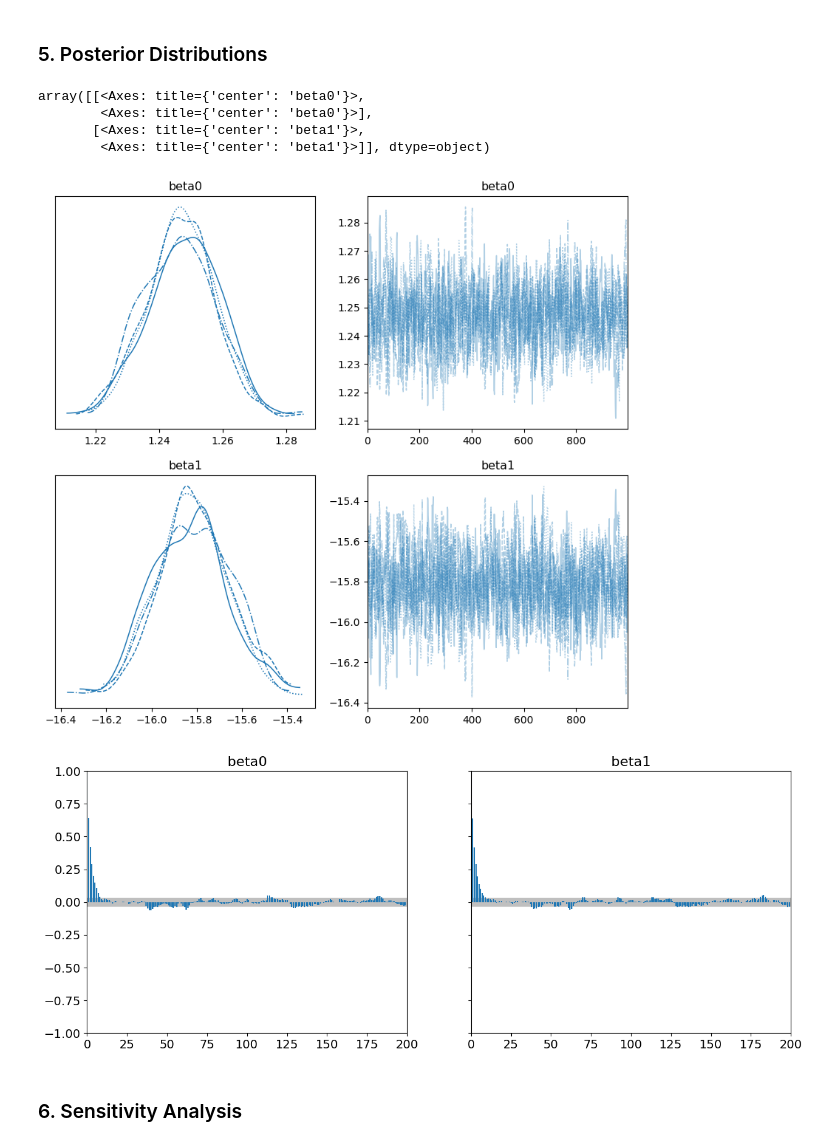
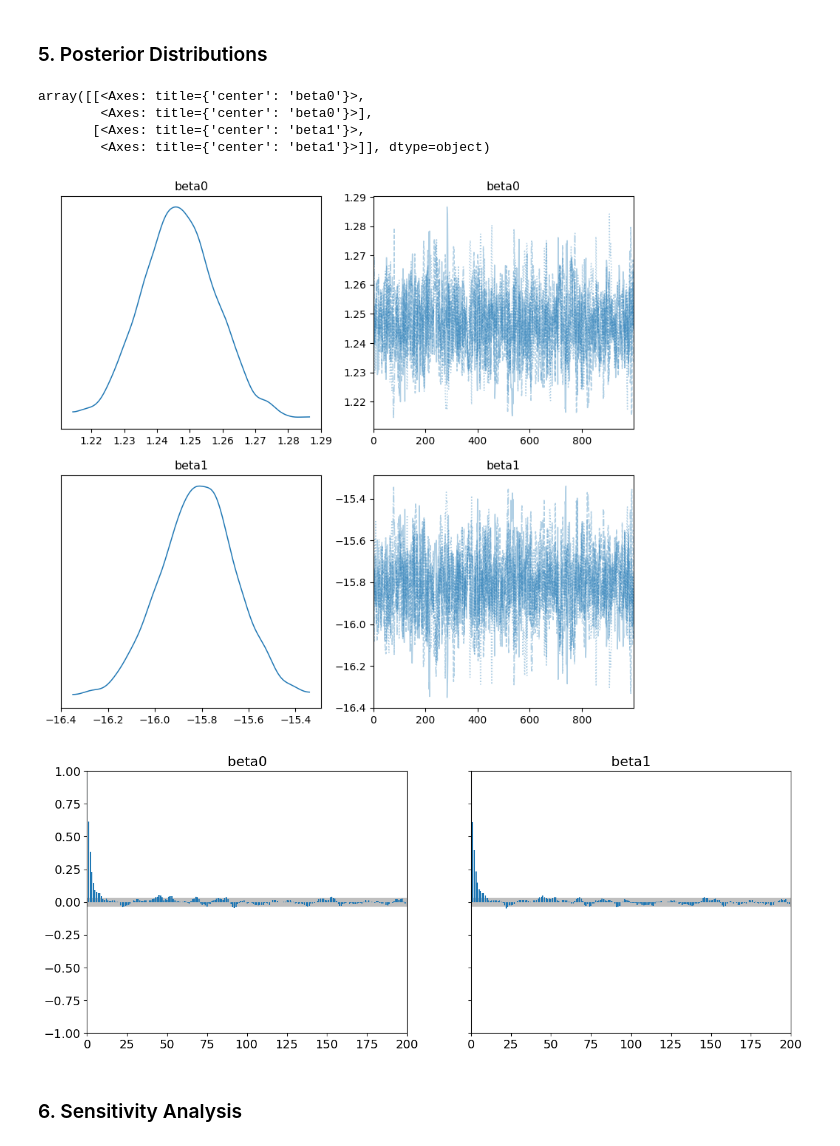
Before and after one commit to erobbtan/AST5731_PROJ2, a Jupyter notebook: Project2.ipynb, the cells around one changed output. Saved outputs shown, nothing was run; the diff lists cells and outputs as text; code cells hidden in the pictures.

```diff
--- a/Project2.ipynb
+++ b/Project2.ipynb
@@ -128,7 +129,7 @@ with pm.Model() as model:
     theta = pm.Deterministic('theta', pm.math.sigmoid(beta0+beta1*x))
 
     # Bernoulli output using theta
-    observed = pm.Bernoulli('obs',theta,observed=y)
+    observed = pm.Bernoulli('p_spiral',theta,observed=y)
 
     #start=pm.find_MAP()
     #step = pm.NUTS()
@@ -141,11 +142,11 @@ model_to_graphviz(model)
 # %% [output]
 [drawing not drawn]
 # %%
-# Took about 5 minutes to run this cell
-
+# Took about 10 minutes to run this cell
+N_sample = 1000
 with model:
-    #Draw 1000 posterior samples
-    idata = pm.sample()
+    #Draw 8708 posterior samples
+    idata = pm.sample(N_sample)
 idata
 # %% [output]
 Auto-assigning NUTS sampler...
@@ -166,18 +167,18 @@ Inference data with groups:
 ### 5. Posterior Distributions
 # %%
 # Posterior Distributions
-az.plot_trace(idata,var_names=['beta0','beta1'],figsize=(10, 9)) #Use 'combined=true' to show all chains together
+az.plot_trace(idata,var_names=['beta0','beta1'],figsize=(10, 9), combined=True) #Use 'combined=true' to show all chains together
 # %% [output]
 array([[<Axes: title={'center': 'beta0'}>,
         <Axes: title={'center': 'beta0'}>],
        [<Axes: title={'center': 'beta1'}>,
         <Axes: title={'center': 'beta1'}>]], dtype=object)
-[figure, old version]
+[figure, new version]
 # %%
 # Auto Correlation Plots
 az.plot_autocorr(idata, var_names=['beta0','beta1'],combined=True, max_lag=200);
 # %% [output]
-[figure, old version]
+[figure, new version]
 # %% [markdown]
 ### 6. Sensitivity Analysis
 # %%
```
Also changed, not shown: parts of 5 cells of this notebook.
